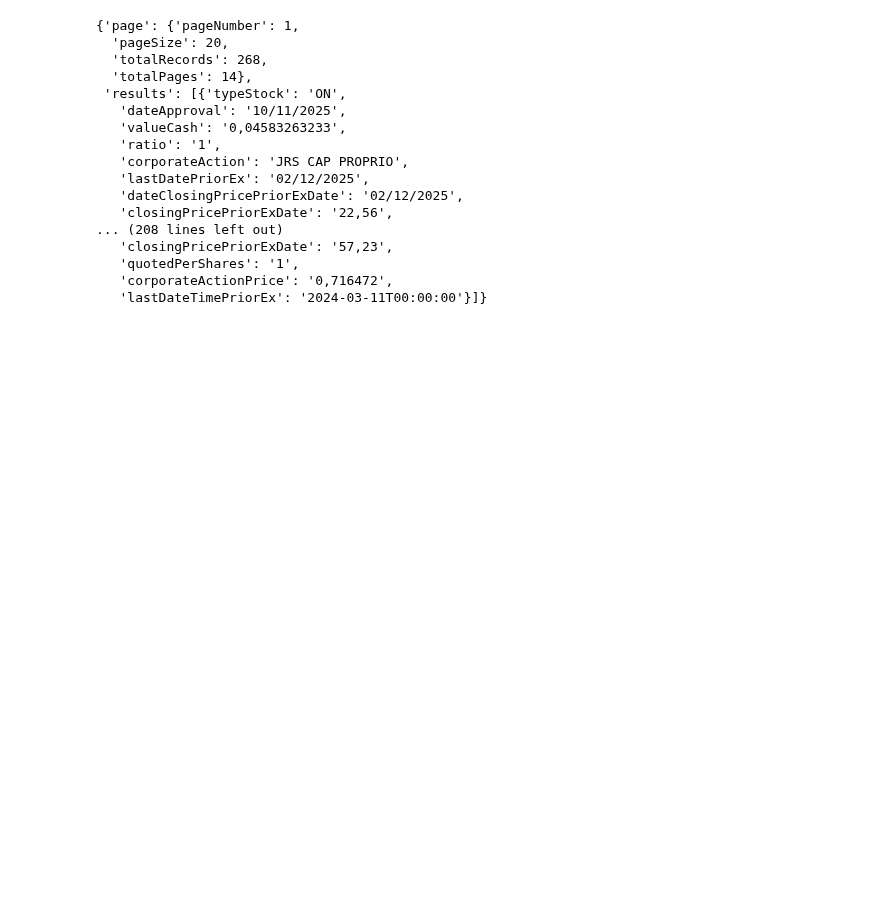
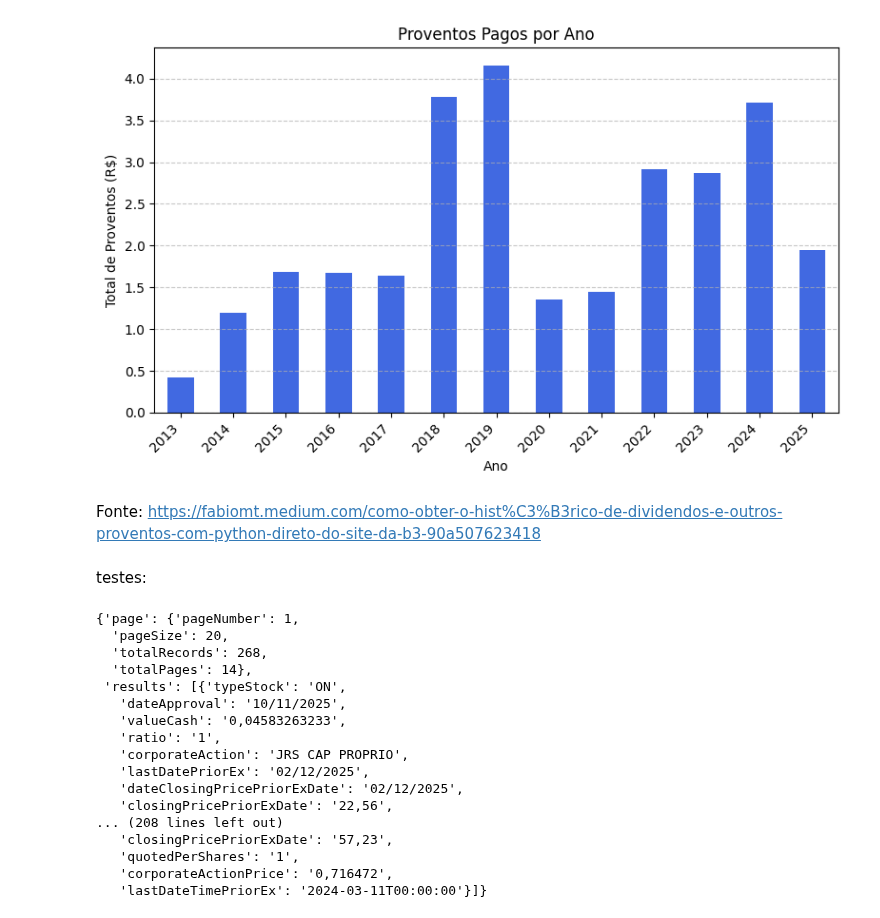
Before and after one commit to BDonadelli/Finance-playground, a Jupyter notebook: B3_dividendos.ipynb, the cells around one changed output. Cells and saved outputs as stored; diff of their text form; code cells hidden in the pictures; blank space fills up the shorter version.

Commit message:
dividendos

```diff
--- a/B3_dividendos.ipynb
+++ b/B3_dividendos.ipynb
@@ -5,0 +49,5 @@ from base64 import b64encode, b64decode
+# %%
+proventos_data = proventos('bbse')
+# %%
+data = pd.DataFrame(proventos_data)
+data.head()
@@ -5,0 +70,23 @@ from base64 import b64encode, b64decode
+# %%
+import matplotlib.pyplot as plt
+
+# Converte 'valueCash' de string com vírgula para float
+data["valueCash"] = data["valueCash"].str.replace(",", ".").astype(float)
+# Extrai o ano da data de aprovação
+data["year"] = pd.to_datetime(data["dateApproval"], dayfirst=True).dt.year
+# Agrupa por ano e soma os proventos
+proventos_anuais = data.groupby("year")["valueCash"].sum()
+
+
+# Plota o gráfico
+plt.figure(figsize=(8, 5))
+proventos_anuais.plot(kind="bar", color="royalblue")
+plt.title("Proventos Pagos por Ano")
+plt.xlabel("Ano")
+plt.ylabel("Total de Proventos (R$)")
+plt.xticks(rotation=45, ha='right')
+plt.grid(axis='y', linestyle='--', alpha=0.7)
+plt.tight_layout()
+plt.show()
+# %% [output]
+[figure, added]
@@ -6,3 +140,7 @@ from base64 import b64encode, b64decode
+# %% [markdown]
+Fonte: https://fabiomt.medium.com/como-obter-o-hist%C3%B3rico-de-dividendos-e-outros-proventos-com-python-direto-do-site-da-b3-90a507623418
+# %% [markdown]
+testes:
 # %%
 s = 'eyJsYW5ndWFnZSI6InB0LWJyIiwicGFnZU51bWJlciI6MSwicGFnZVNpemUiOjIwLCJ0cmFkaW5nTmFtZSI6IkJSQVNJTCJ9'
 url = 'https://sistemaswebb3-listados.b3.com.br/listedCompaniesProxy/CompanyCall/GetListedCashDividends/'
```
Also changed, not shown: parts of 20 cells of this notebook.
